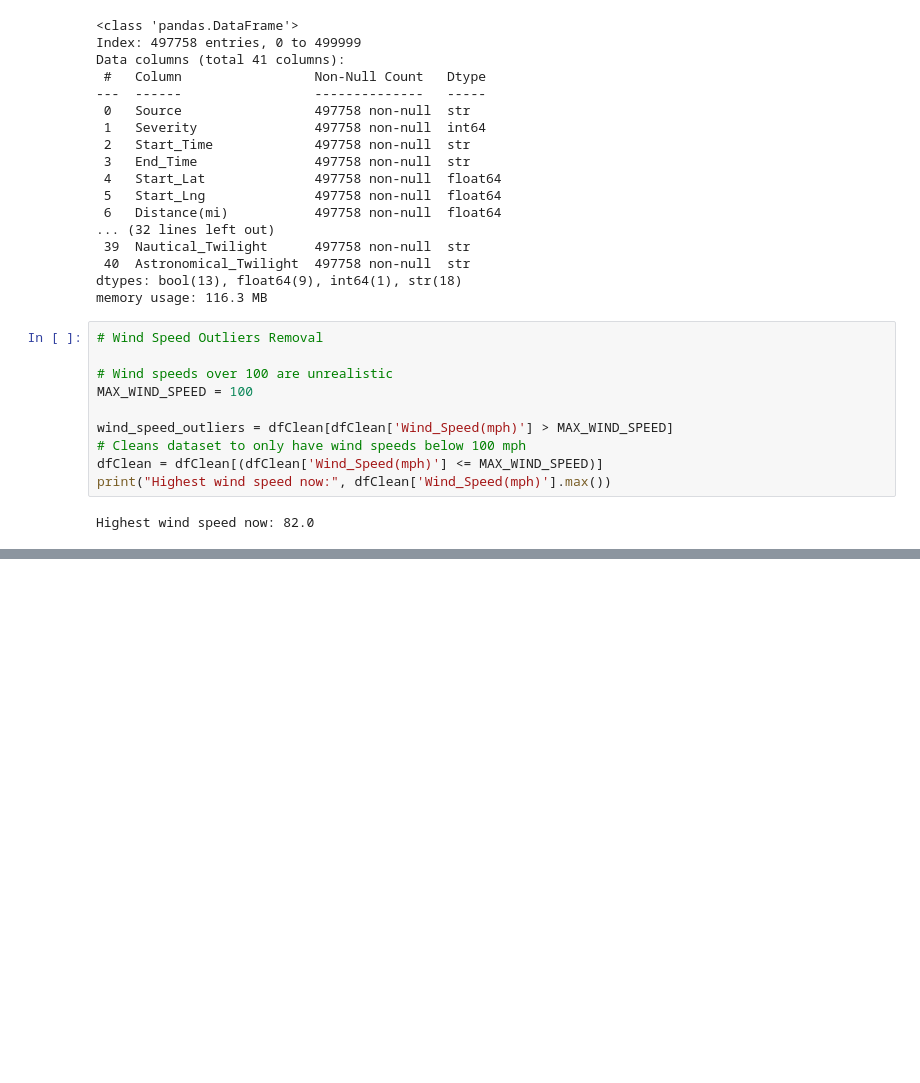
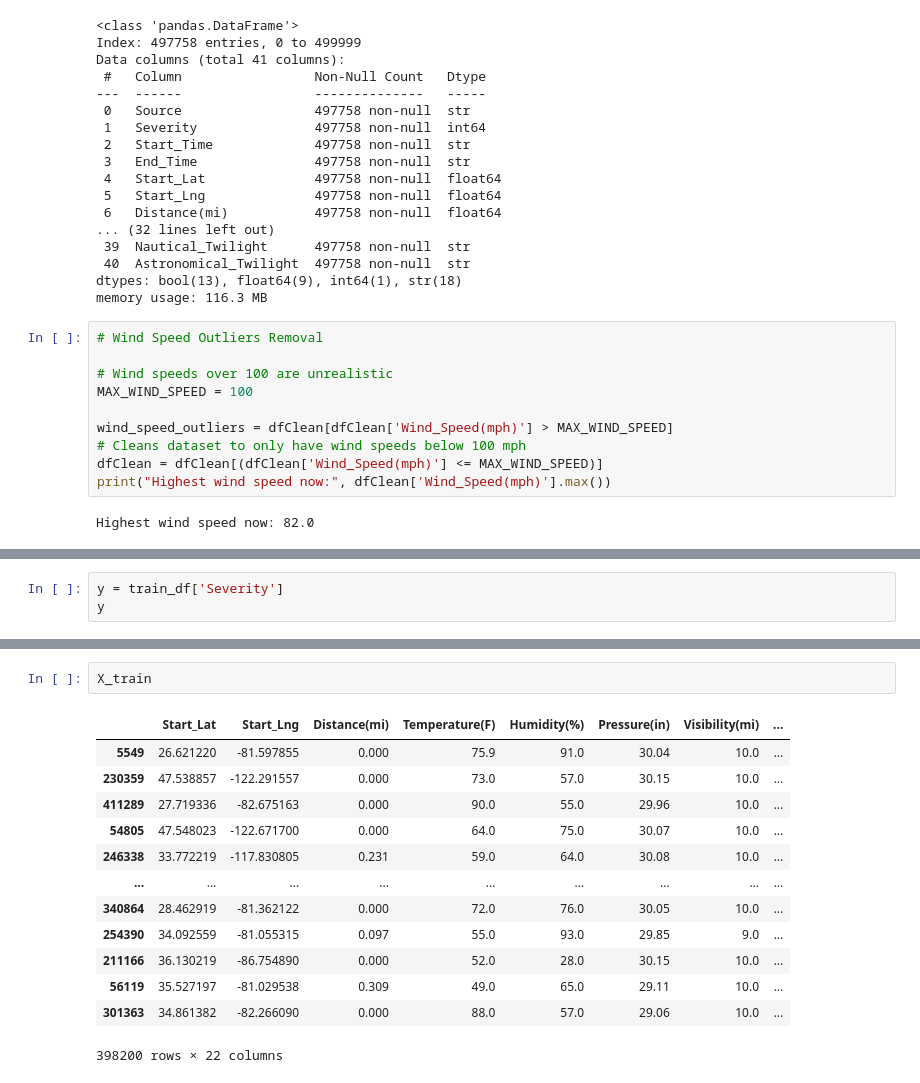
Before and after one commit to AnthonyP3N/Need4Speed-Datathon-2026, a Jupyter notebook: main.ipynb, the cells around one changed output, grey strips where cells are left out. Drawn from its saved outputs; the diff is of its cells as text; blank space fills up the shorter version.

```diff
--- a/main.ipynb
+++ b/main.ipynb
@@ -183,0 +165,3 @@ pyplt.show()
+# %%
+y = train_df['Severity']
+y
@@ -183,0 +200,16 @@ pyplt.show()
+# %%
+X_train
+# %% [output]
+|  | Start_Lat | Start_Lng | Distance(mi) | Temperature(F) | Humidity(%) | Pressure(in) | Visibility(mi) | ... |
+| 5549 | 26.621220 | -81.597855 | 0.000 | 75.9 | 91.0 | 30.04 | 10.0 | ... |
+| 230359 | 47.538857 | -122.291557 | 0.000 | 73.0 | 57.0 | 30.15 | 10.0 | ... |
+| 411289 | 27.719336 | -82.675163 | 0.000 | 90.0 | 55.0 | 29.96 | 10.0 | ... |
+| 54805 | 47.548023 | -122.671700 | 0.000 | 64.0 | 75.0 | 30.07 | 10.0 | ... |
+| 246338 | 33.772219 | -117.830805 | 0.231 | 59.0 | 64.0 | 30.08 | 10.0 | ... |
+| ... | ... | ... | ... | ... | ... | ... | ... | ... |
+| 340864 | 28.462919 | -81.362122 | 0.000 | 72.0 | 76.0 | 30.05 | 10.0 | ... |
+| 254390 | 34.092559 | -81.055315 | 0.097 | 55.0 | 93.0 | 29.85 | 9.0 | ... |
+| 211166 | 36.130219 | -86.754890 | 0.000 | 52.0 | 28.0 | 30.15 | 10.0 | ... |
+| 56119 | 35.527197 | -81.029538 | 0.309 | 49.0 | 65.0 | 29.11 | 10.0 | ... |
+| 301363 | 34.861382 | -82.266090 | 0.000 | 88.0 | 57.0 | 29.06 | 10.0 | ... |
+398200 rows × 22 columns
```
Also changed, not shown: parts of 27 cells of this notebook.
